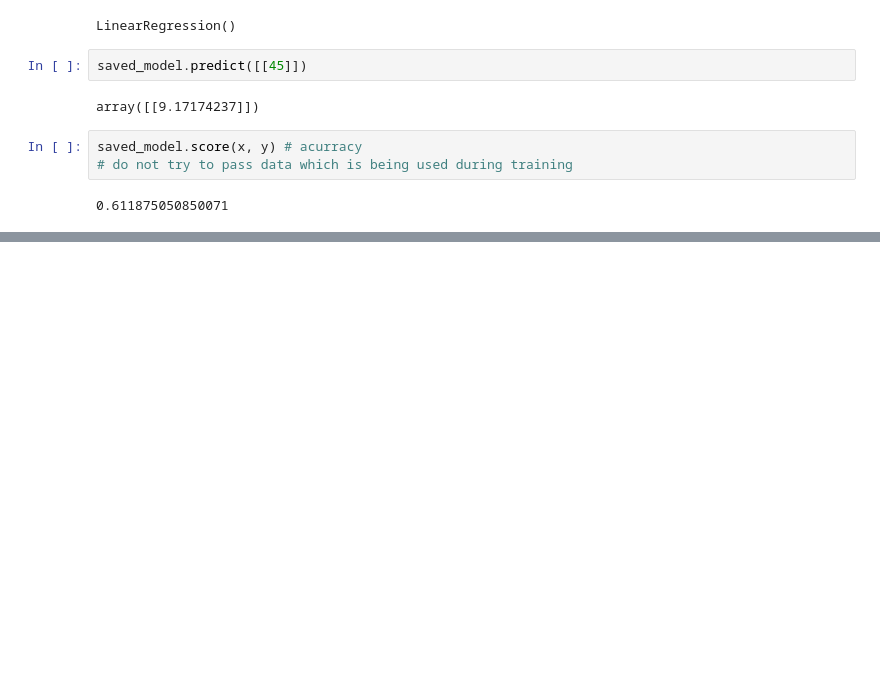
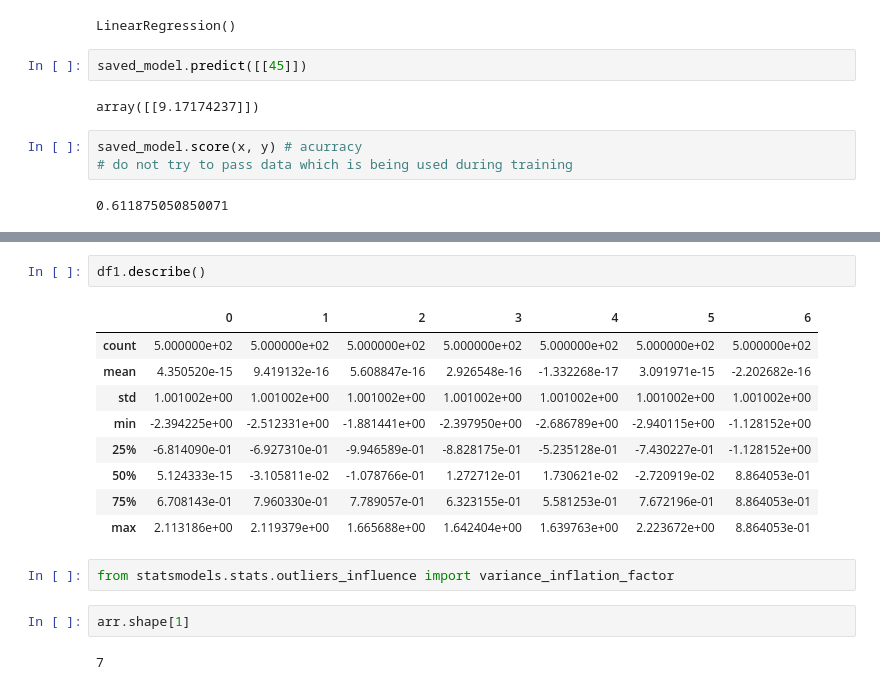
Before and after one commit to calkikhunt/Practice, a Jupyter notebook: Linear Regression/Practice.ipynb, the cells around one changed output, grey strips where cells are left out. Cells and saved outputs as stored; diff of their text form; blank space fills up the shorter version.

```diff
--- a/Linear Regression/Practice.ipynb
+++ b/Linear Regression/Practice.ipynb
@@ -104,0 +387,18 @@ saved_model.score(x, y) # acurracy
+# %%
+df1.describe()
+# %% [output]
+|  | 0 | 1 | 2 | 3 | 4 | 5 | 6 |
+| count | 5.000000e+02 | 5.000000e+02 | 5.000000e+02 | 5.000000e+02 | 5.000000e+02 | 5.000000e+02 | 5.000000e+02 |
+| mean | 4.350520e-15 | 9.419132e-16 | 5.608847e-16 | 2.926548e-16 | -1.332268e-17 | 3.091971e-15 | -2.202682e-16 |
+| std | 1.001002e+00 | 1.001002e+00 | 1.001002e+00 | 1.001002e+00 | 1.001002e+00 | 1.001002e+00 | 1.001002e+00 |
+| min | -2.394225e+00 | -2.512331e+00 | -1.881441e+00 | -2.397950e+00 | -2.686789e+00 | -2.940115e+00 | -1.128152e+00 |
+| 25% | -6.814090e-01 | -6.927310e-01 | -9.946589e-01 | -8.828175e-01 | -5.235128e-01 | -7.430227e-01 | -1.128152e+00 |
+| 50% | 5.124333e-15 | -3.105811e-02 | -1.078766e-01 | 1.272712e-01 | 1.730621e-02 | -2.720919e-02 | 8.864053e-01 |
+| 75% | 6.708143e-01 | 7.960330e-01 | 7.789057e-01 | 6.323155e-01 | 5.581253e-01 | 7.672196e-01 | 8.864053e-01 |
+| max | 2.113186e+00 | 2.119379e+00 | 1.665688e+00 | 1.642404e+00 | 1.639763e+00 | 2.223672e+00 | 8.864053e-01 |
+# %%
+from statsmodels.stats.outliers_influence import variance_inflation_factor
+# %%
+arr.shape[1]
+# %% [output]
+7
```
Also changed, not shown: parts of 59 cells of this notebook, 11 other files.
